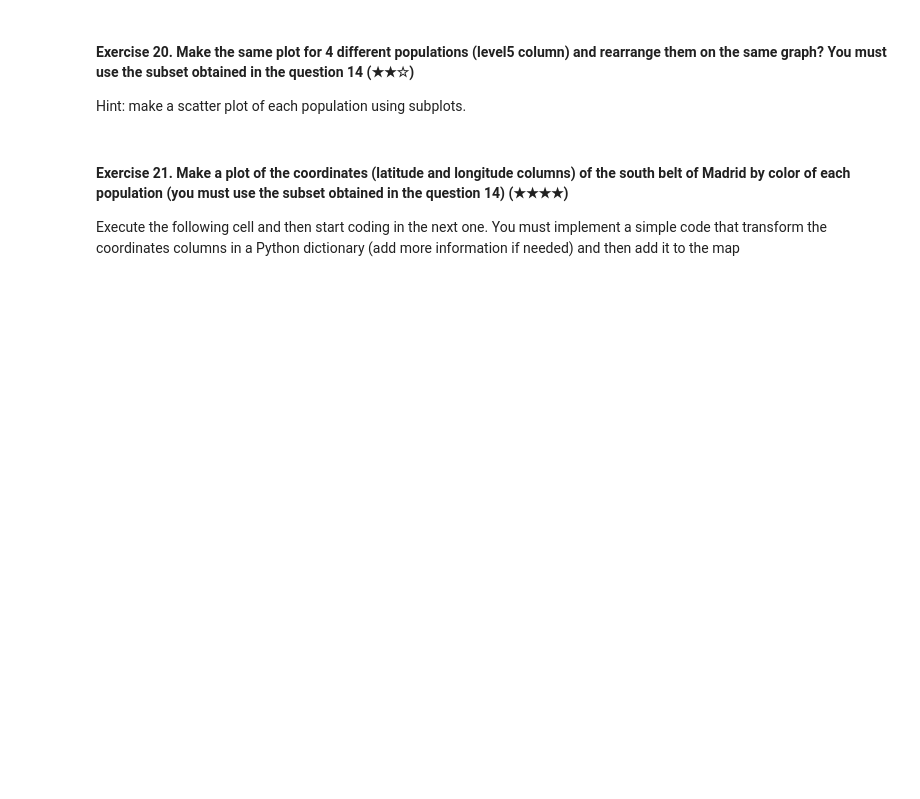
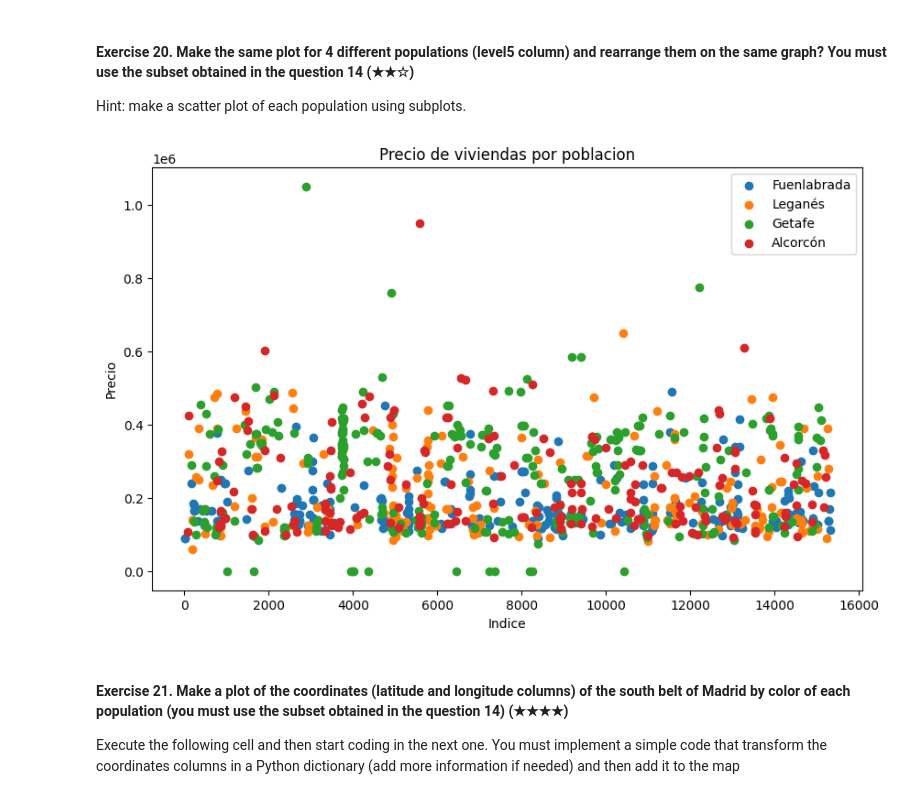
Before and after one commit to Yakondra/realestate-datacleanup-exercise, a Jupyter notebook: project.ipynb, the cells around one changed output. Saved outputs shown, nothing was run; the diff lists cells and outputs as text; code cells hidden in the pictures; blank space fills up the shorter version.

```diff
--- a/project.ipynb
+++ b/project.ipynb
@@ -130,7 +130,11 @@ import pandas as pd
 import matplotlib.pyplot as plt
 
 casas = pd.read_csv('assets/real_estate.csv', sep=';')
-poblacion=casas['level5'].count() #numero total de poblaciones, incluyendo las repetidas
-poblatotal=casas['level5'].to_string(index=False, header=False) #saca el nombre de todas las poblaciones, repetidas también
-print(poblatotal)
+string = ''
+for population in casas['level5']:
+    string += population + ','
+print(string)
+# poblacion=casas['level5'].count() #numero total de poblaciones, incluyendo las repetidas
+# poblatotal=casas['level5'].to_string(index=False, header=False) #saca el nombre de todas las poblaciones, repetidas también
+# print(poblatotal)
 # %% [output]
@@ -632,14 +624,25 @@ Hint: make a scatter plot of each population using subplots.
 # %%
 import numpy as np
 import pandas as pd
 import matplotlib.pyplot as plt
 
 casas = pd.read_csv('assets/real_estate.csv', sep=';')
 municipio=['Fuenlabrada','Leganés','Getafe','Alcorcón']
 surmadrid=casas[casas['level5'].isin(municipio)]
 #print(surmadrid)
 
-surmadridreo=surmadrid.sort_values()
+fig, ax = plt.subplots(figsize = (10,6))
+for poblacion in municipio:
+    subset = surmadrid[surmadrid['level5'] == poblacion]
+    ax.scatter(subset.index, subset['price'], label=poblacion)
+
+ax.set_xlabel('Indice')
+ax.set_ylabel('Precio')
+ax.set_title('Precio de viviendas por poblacion')
+ax.legend()
+plt.show()
+# %% [output]
+[figure, added]
 # %% [markdown]
 #### Exercise 21. Make a plot of the coordinates (latitude and longitude columns) of the south belt of Madrid by color of each population (you must use the subset obtained in the question 14) (★★★★)
 
```
Also changed, not shown: parts of 4 cells of this notebook.
